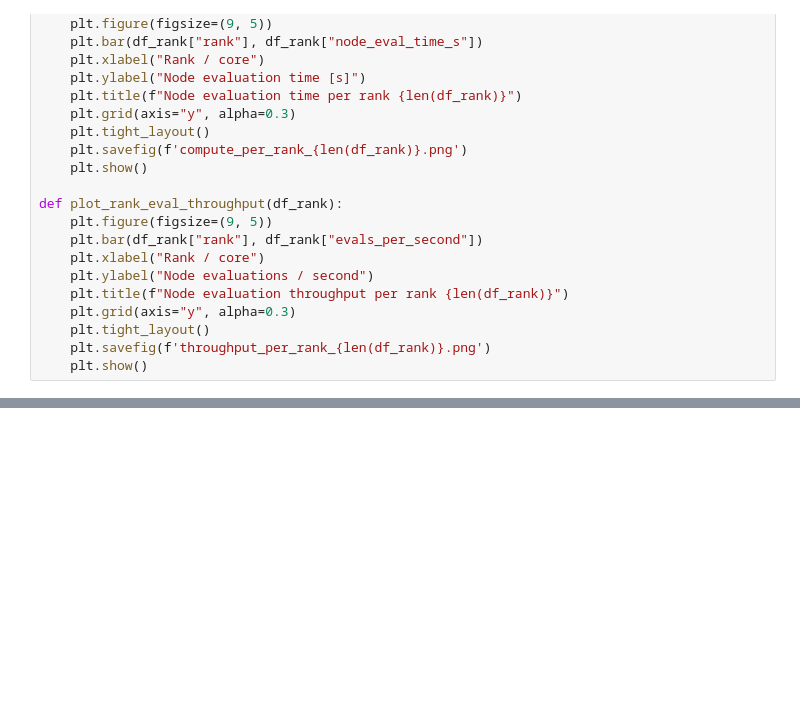
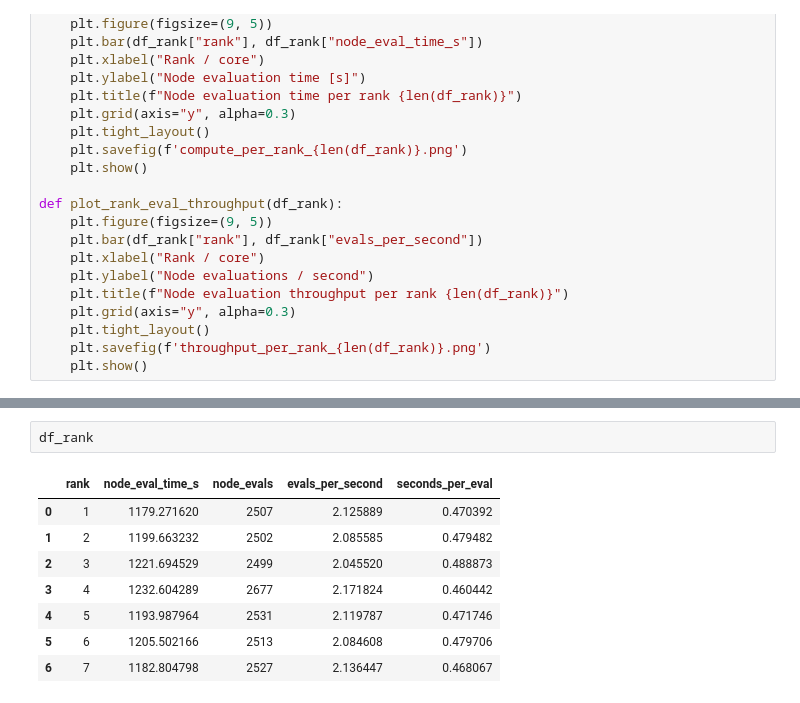
Before and after one commit to Zvmcevap/biqbin_analysis, a Jupyter notebook: 04_bab_analysis.ipynb, the cells around one changed output, grey strips where cells are left out. Cells and saved outputs as stored; diff of their text form; blank space fills up the shorter version.

```diff
--- a/04_bab_analysis.ipynb
+++ b/04_bab_analysis.ipynb
@@ -116,0 +131,11 @@ for df_rank in dfs:
+# %%
+df_rank
+# %% [output]
+|  | rank | node_eval_time_s | node_evals | evals_per_second | seconds_per_eval |
+| 0 | 1 | 1179.271620 | 2507 | 2.125889 | 0.470392 |
+| 1 | 2 | 1199.663232 | 2502 | 2.085585 | 0.479482 |
+| 2 | 3 | 1221.694529 | 2499 | 2.045520 | 0.488873 |
+| 3 | 4 | 1232.604289 | 2677 | 2.171824 | 0.460442 |
+| 4 | 5 | 1193.987964 | 2531 | 2.119787 | 0.471746 |
+| 5 | 6 | 1205.502166 | 2513 | 2.084608 | 0.479706 |
+| 6 | 7 | 1182.804798 | 2527 | 2.136447 | 0.468067 |
```
Also changed, not shown: parts of 3 cells of this notebook, 1 other file.
